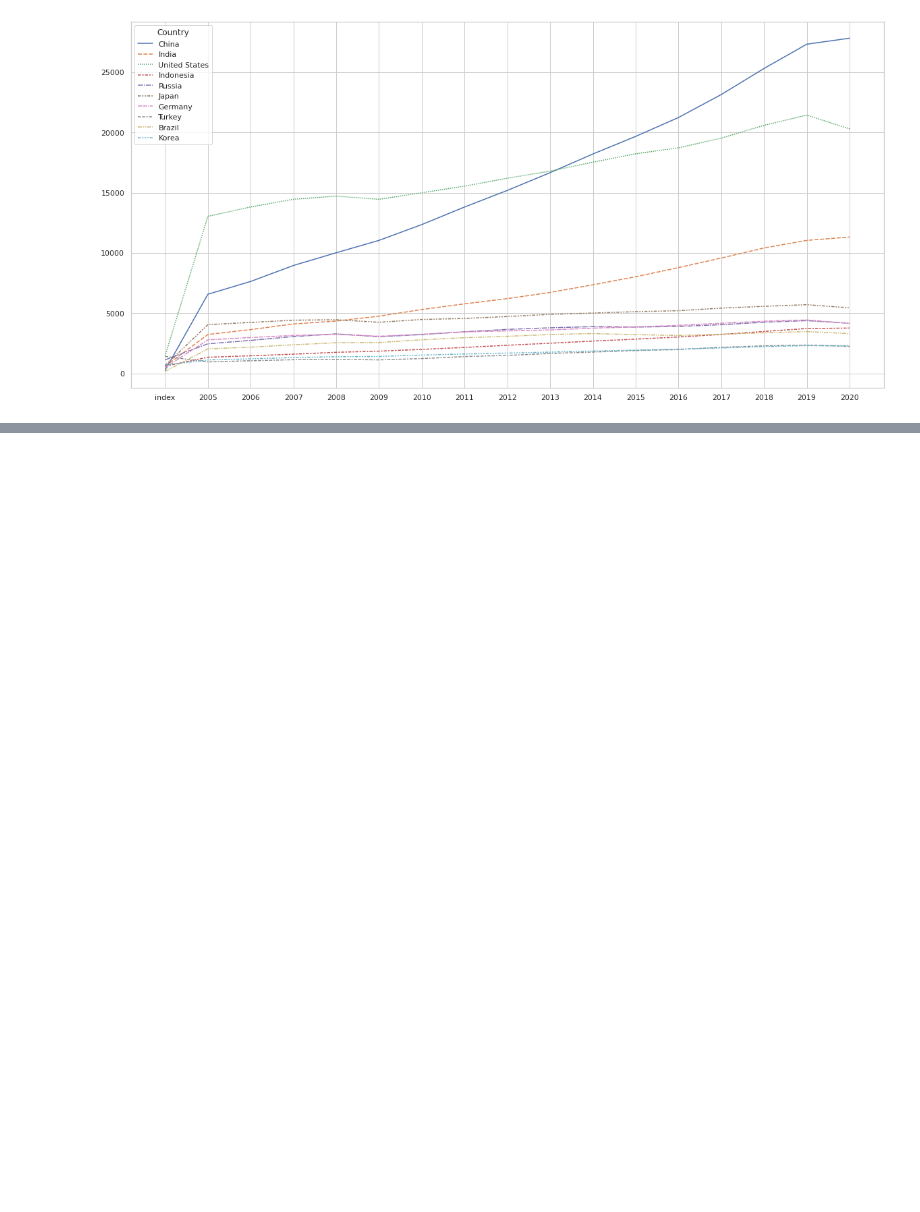
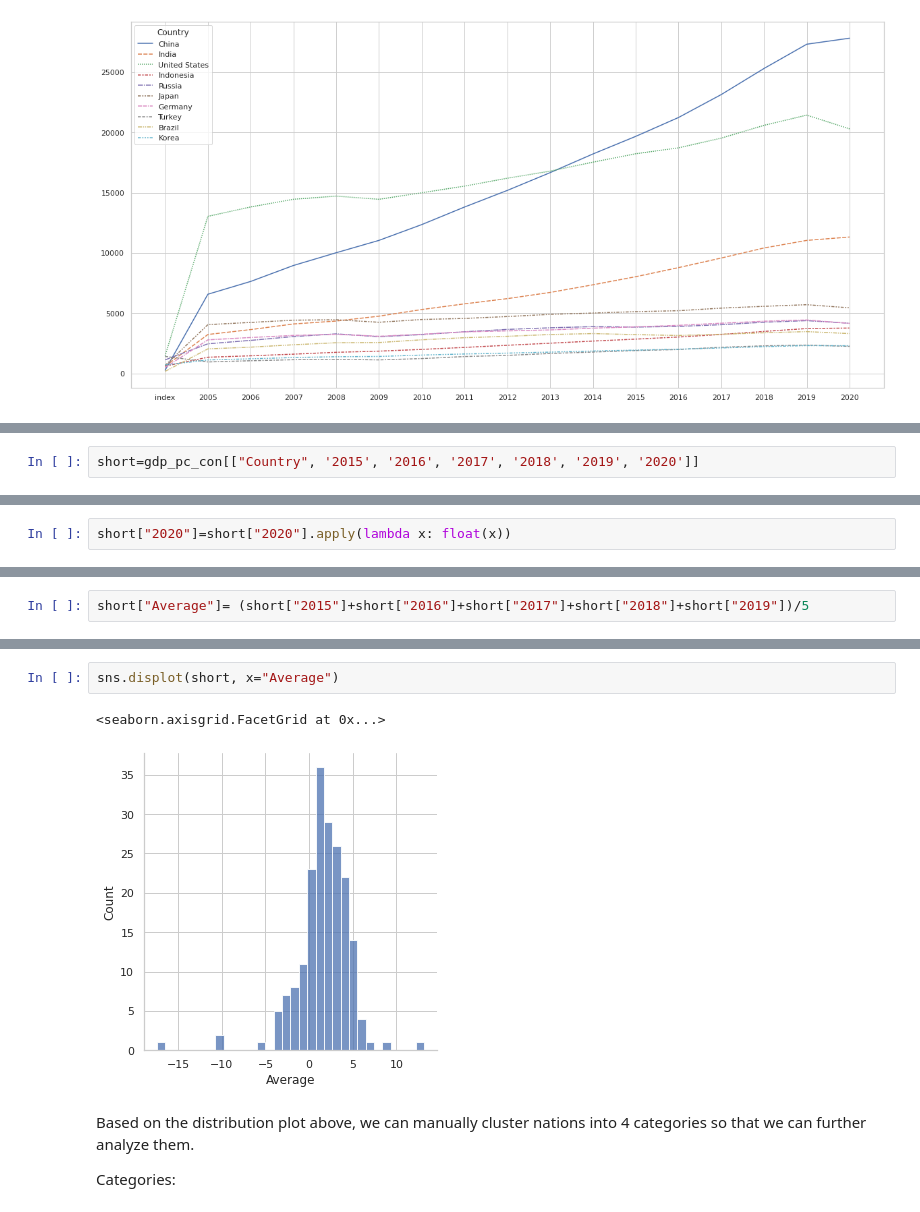
Before and after one commit to thekkanathashish95/Projects, a Jupyter notebook: World_Economic_Outlook_Data.ipynb, the cells around one changed output, grey strips where cells are left out. Drawn from its saved outputs; the diff is of its cells as text; blank space fills up the shorter version.

```diff
--- a/World_Economic_Outlook_Data.ipynb
+++ b/World_Economic_Outlook_Data.ipynb
@@ -637,0 +1253,2 @@ sns.lineplot(data=best_10)
+# %%
+short=gdp_pc_con[["Country", '2015', '2016', '2017', '2018', '2019', '2020']]
@@ -637,0 +1264,2 @@ sns.lineplot(data=best_10)
+# %%
+short["2020"]=short["2020"].apply(lambda x: float(x))
@@ -637,0 +1298,2 @@ sns.lineplot(data=best_10)
+# %%
+short["Average"]= (short["2015"]+short["2016"]+short["2017"]+short["2018"]+short["2019"])/5
@@ -637,0 +1332,9 @@ sns.lineplot(data=best_10)
+# %%
+sns.displot(short, x="Average")
+# %% [output]
+<seaborn.axisgrid.FacetGrid at 0x...>
+[figure, added]
+# %% [markdown]
+Based on the distribution plot above, we can manually cluster nations into 4 categories so that we can further analyze them.
+
+Categories:
```
Also changed, not shown: parts of 126 cells of this notebook.
